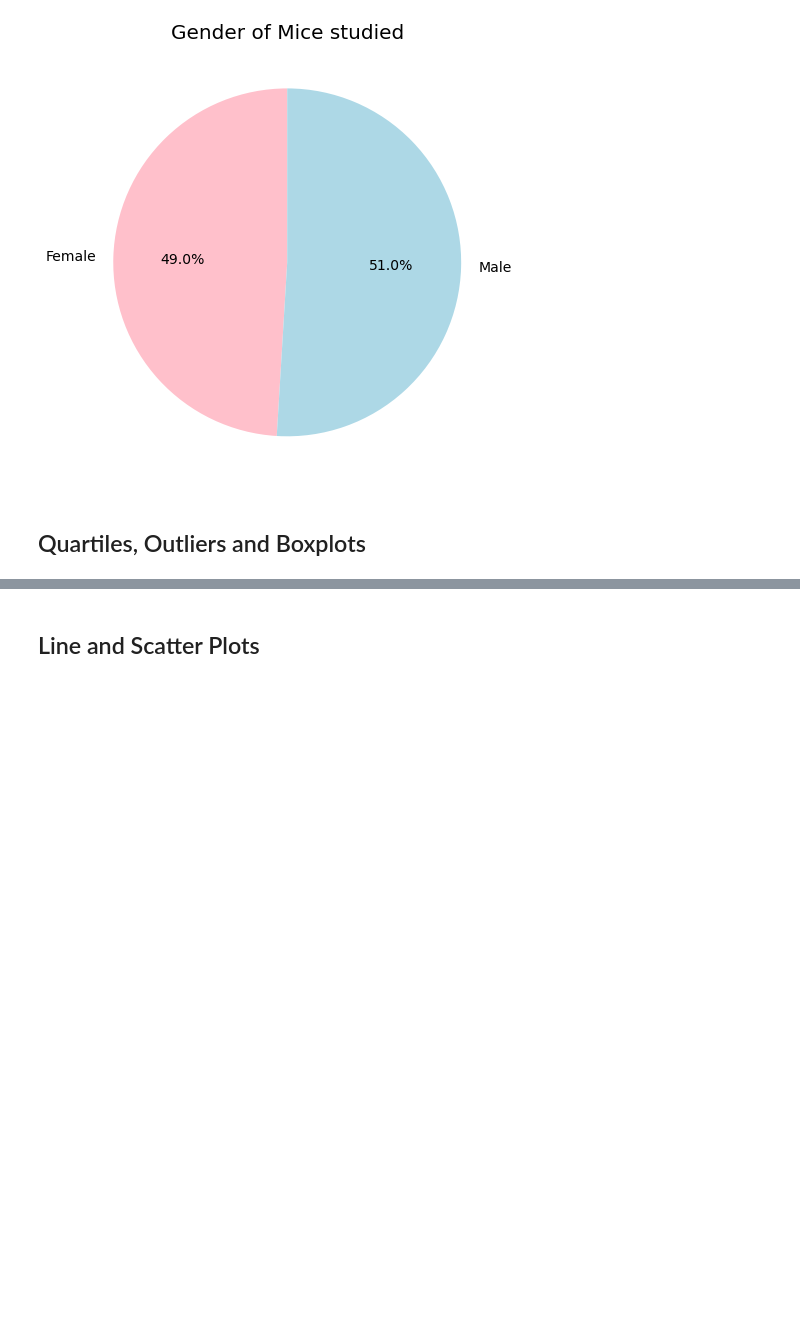
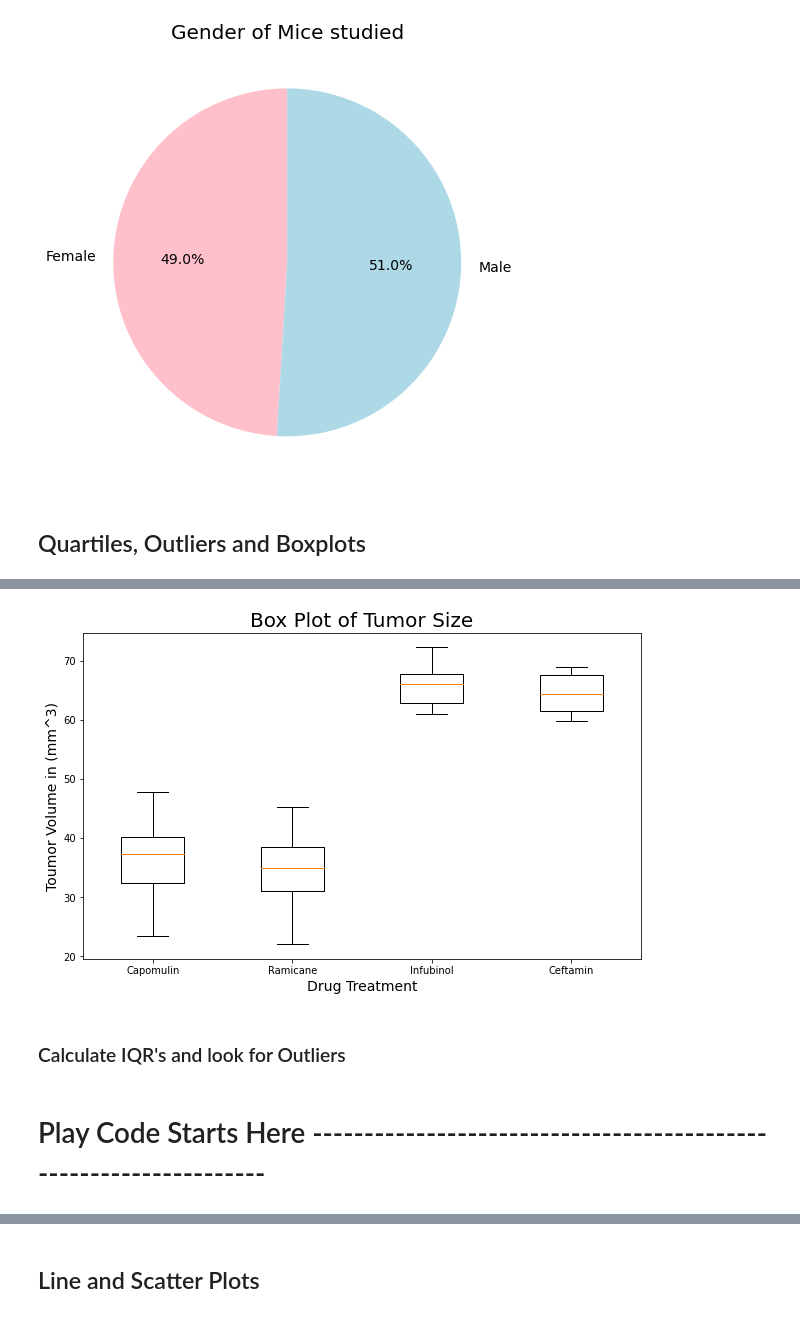
Before and after one commit to JeffPinegar/Python_ManCeuticals, a Jupyter notebook: JSP Pymaceuticals.ipynb, the cells around one changed output, grey strips where cells are left out. Cells and saved outputs as stored; diff of their text form; code cells hidden in the pictures; blank space fills up the shorter version.

```diff
--- a/JSP Pymaceuticals.ipynb
+++ b/JSP Pymaceuticals.ipynb
@@ -232,0 +260,24 @@ plt.pie(values,
+# %%
+
+# Build list for each of the selected Drug Regimen including only the final observation, time point 45
+Capomulin_lst = mouse_df.loc[(mouse_df['Drug Regimen'] == 'Capomulin') & (mouse_df['Timepoint']==45)]['Tumor Volume (mm3)'].tolist()
+Ramicane_lst = mouse_df.loc[(mouse_df['Drug Regimen'] == 'Ramicane') & (mouse_df['Timepoint']==45)]['Tumor Volume (mm3)'].tolist()
+Infubinol_lst = mouse_df.loc[(mouse_df['Drug Regimen'] == 'Infubinol') & (mouse_df['Timepoint']==45)]['Tumor Volume (mm3)'].tolist()
+Ceftamin_lst = mouse_df.loc[(mouse_df['Drug Regimen'] == 'Ceftamin') & (mouse_df['Timepoint']==45)]['Tumor Volume (mm3)'].tolist()
+
+# Put this list in to a dictionary
+myDic= {'Capomulin':Capomulin_lst, 'Ramicane':Ramicane_lst, 'Infubinol':Infubinol_lst, 'Ceftamin':Ceftamin_lst}
+
+# Create a Boxplot to see what is going on.
+fig, ax = plt.subplots(figsize=(10,6))
+plt.title('Box Plot of Tumor Size', fontsize = 20)
+plt.xlabel('Drug Treatment', fontsize = 14 )
+plt.ylabel('Toumor Volume in (mm^3)', fontsize = 14)
+ax.boxplot(myDic.values())
+ax.set_xticklabels(myDic.keys());
+# %% [output]
+[figure, added]
+# %% [markdown]
+### Calculate IQR's and look for Outliers
+# %% [markdown]
+# Play Code Starts Here ------------------------------------------------------------------
```
Also changed, not shown: parts of 17 cells of this notebook.
